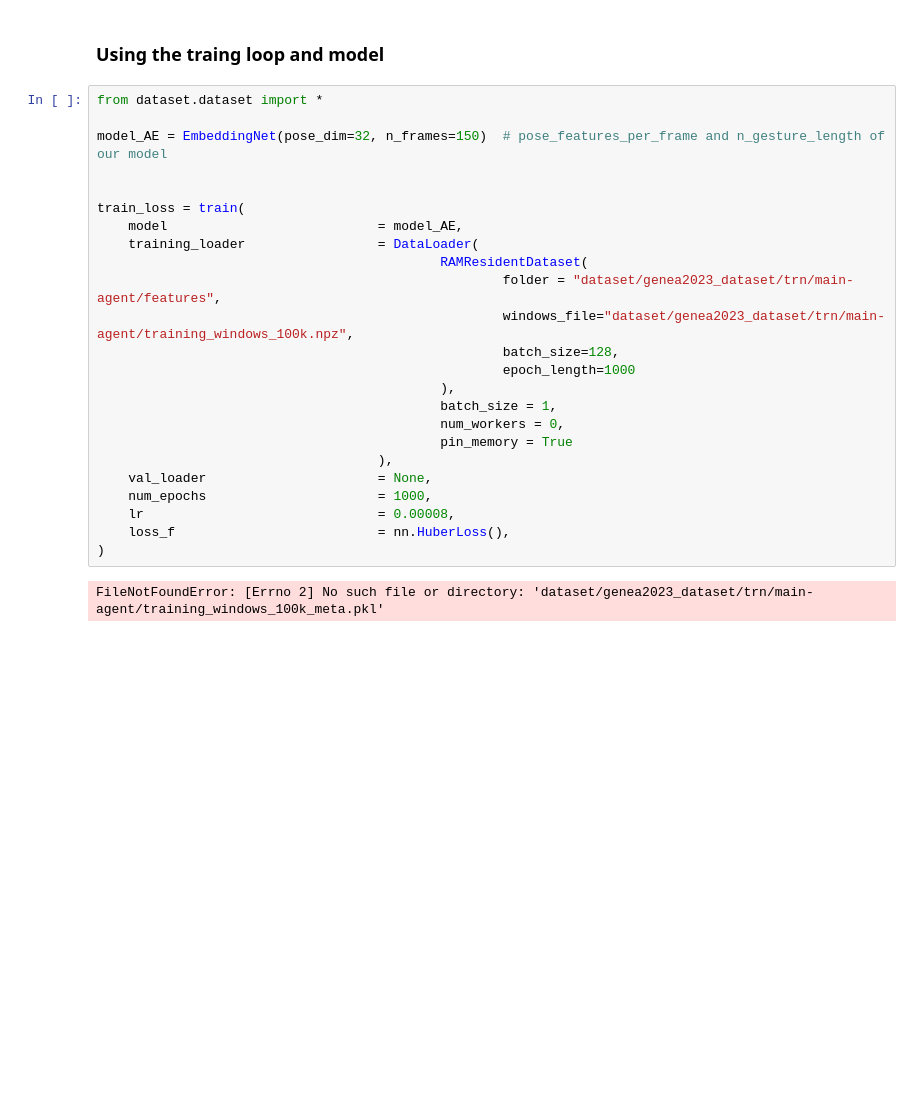
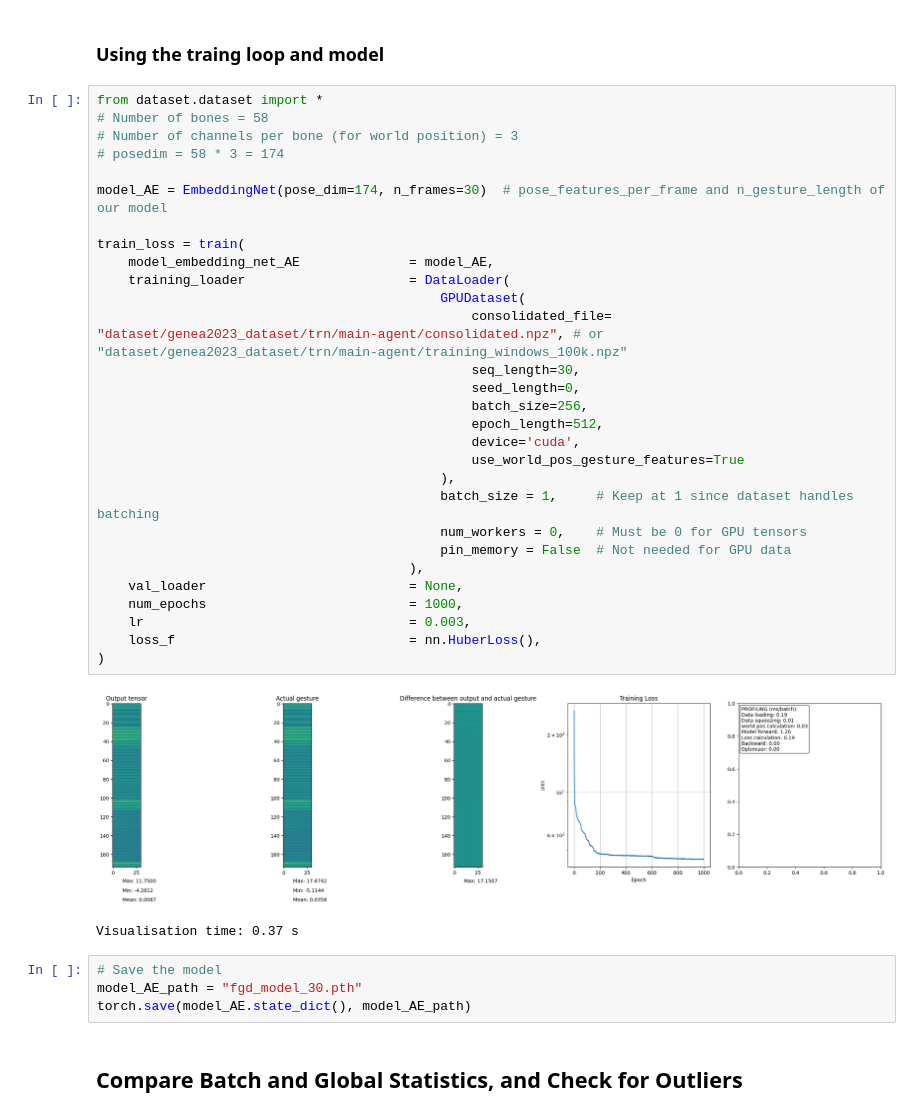
Before and after one commit to AntonBertelsen/GestureGeneration, a Jupyter notebook: DiffuseStyleGestureReproduced/FGD_auto_encoder.ipynb, the cells around one changed output. Saved outputs shown, nothing was run; the diff lists cells and outputs as text; blank space fills up the shorter version.

```diff
--- a/DiffuseStyleGestureReproduced/FGD_auto_encoder.ipynb
+++ b/DiffuseStyleGestureReproduced/FGD_auto_encoder.ipynb
@@ -384,27 +406,39 @@ def train(
 ### Using the traing loop and model
 # %%
 from dataset.dataset import *
+# Number of bones = 58
+# Number of channels per bone (for world position) = 3
+# posedim = 58 * 3 = 174
 
-model_AE = EmbeddingNet(pose_dim=32, n_frames=150)  # pose_features_per_frame and n_gesture_length of our model
-
+model_AE = EmbeddingNet(pose_dim=174, n_frames=30)  # pose_features_per_frame and n_gesture_length of our model
 
 train_loss = train(
-    model                           = model_AE,
-    training_loader                 = DataLoader(
-                                            RAMResidentDataset(
-                                                    folder = "dataset/genea2023_dataset/trn/main-agent/features",
-                                                    windows_file="dataset/genea2023_dataset/trn/main-agent/training_windows_100k.npz",
-                                                    batch_size=128,
-                                                    epoch_length=1000
+    model_embedding_net_AE              = model_AE,
+    training_loader                     = DataLoader(
+                                            GPUDataset(
+                                                consolidated_file= "dataset/genea2023_dataset/trn/main-agent/consolidated.npz", # or "dataset/genea2023_dataset/trn/main-agent/training_windows_100k.npz"
+                                                seq_length=30,
+                                                seed_length=0,
+                                                batch_size=256,
+                                                epoch_length=512,
+                                                device='cuda',
+                                                use_world_pos_gesture_features=True
                                             ),
-                                            batch_size = 1,
-                                            num_workers = 0,
-                                            pin_memory = True
-                                    ),
-    val_loader                      = None,
-    num_epochs                      = 1000,
-    lr                              = 0.00008,
-    loss_f                          = nn.HuberLoss(),
+                                            batch_size = 1,     # Keep at 1 since dataset handles batching
+                                            num_workers = 0,    # Must be 0 for GPU tensors
+                                            pin_memory = False  # Not needed for GPU data
+                                        ),
+    val_loader                          = None,
+    num_epochs                          = 1000,
+    lr                                  = 0.003,
+    loss_f                              = nn.HuberLoss(),
 )
 # %% [output]
+[figure, added]
-FileNotFoundError: [Errno 2] No such file or directory: 'dataset/genea2023_dataset/trn/main-agent/training_windows_100k_meta.pkl'
+Visualisation time: 0.37 s
+# %%
+# Save the model
+model_AE_path = "fgd_model_30.pth"
+torch.save(model_AE.state_dict(), model_AE_path)
+# %% [markdown]
+## Compare Batch and Global Statistics, and Check for Outliers
```
Also changed, not shown: parts of 7 cells of this notebook, 27 other files.
